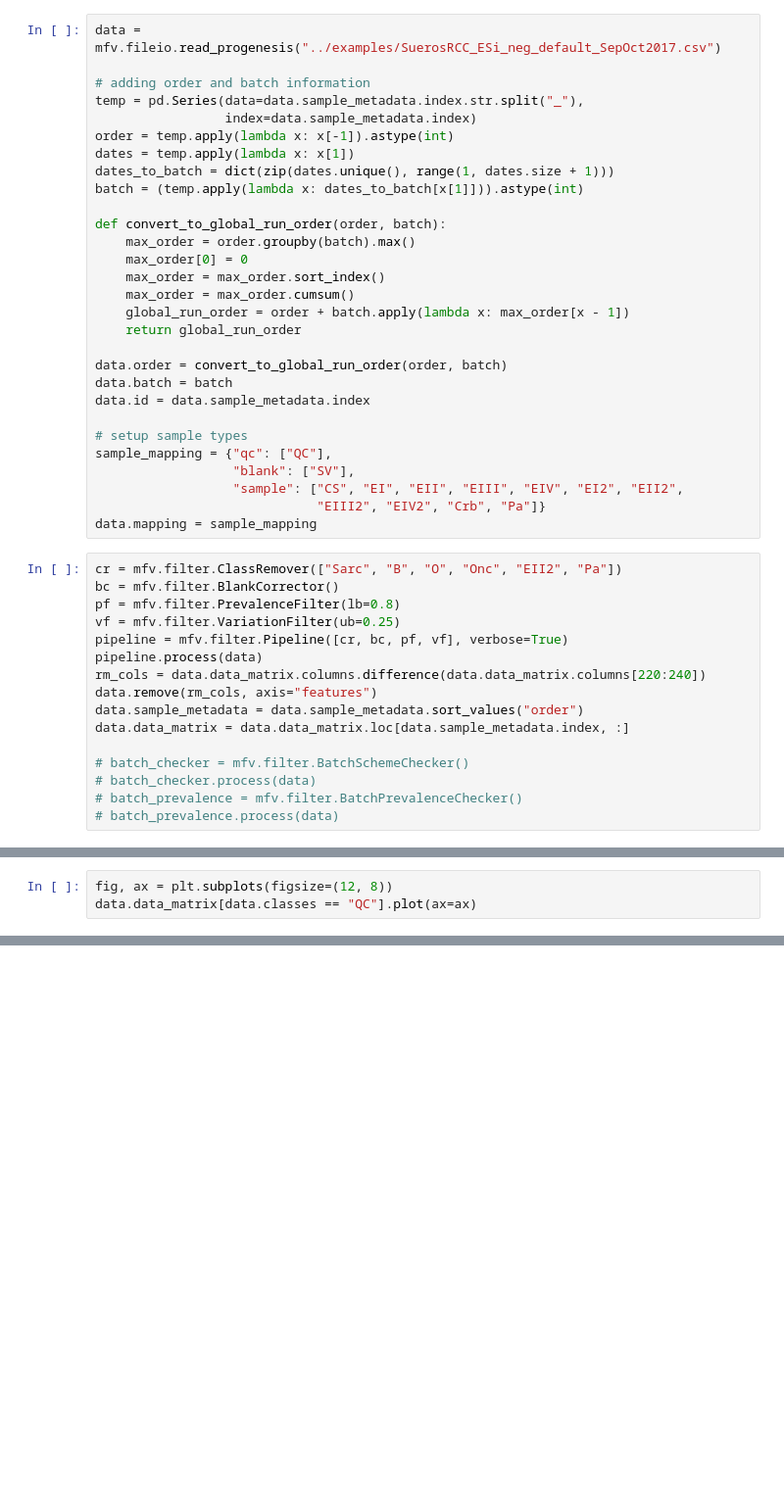
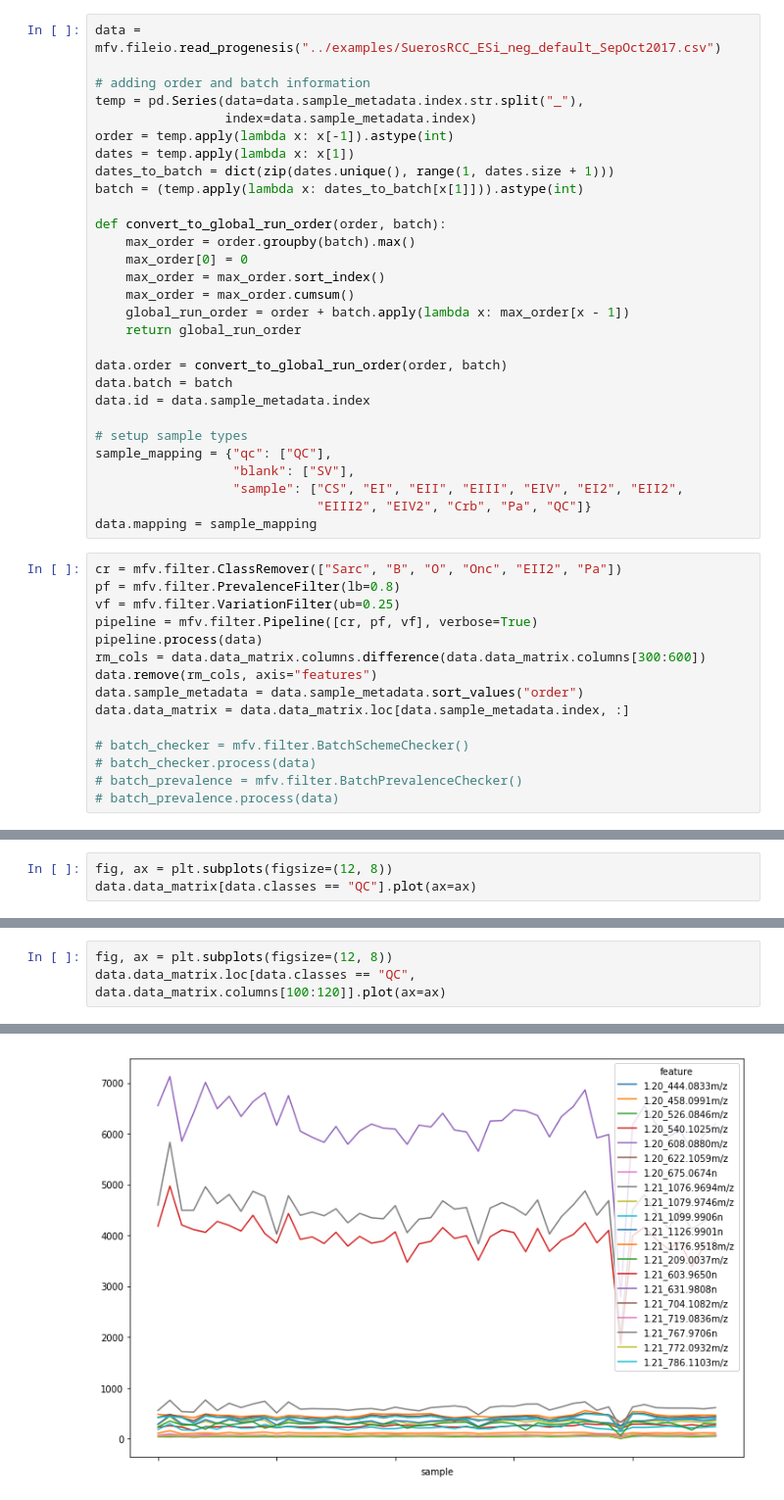
Before and after one commit to griquelme/tidyms, a Jupyter notebook: notebooks/pruebas_figuras.ipynb, the cells around one changed output, grey strips where cells are left out. Shown at 98% size. Cells and saved outputs as stored; diff of their text form; blank space fills up the shorter version.

```diff
--- a/notebooks/pruebas_figuras.ipynb
+++ b/notebooks/pruebas_figuras.ipynb
@@ -32,16 +35,15 @@ data.id = data.sample_metadata.index
 sample_mapping = {"qc": ["QC"],
                   "blank": ["SV"],
                   "sample": ["CS", "EI", "EII", "EIII", "EIV", "EI2", "EII2",
-                             "EIII2", "EIV2", "Crb", "Pa"]}
+                             "EIII2", "EIV2", "Crb", "Pa", "QC"]}
 data.mapping = sample_mapping
 # %%
 cr = mfv.filter.ClassRemover(["Sarc", "B", "O", "Onc", "EII2", "Pa"])
-bc = mfv.filter.BlankCorrector()
 pf = mfv.filter.PrevalenceFilter(lb=0.8)
 vf = mfv.filter.VariationFilter(ub=0.25)
-pipeline = mfv.filter.Pipeline([cr, bc, pf, vf], verbose=True)
+pipeline = mfv.filter.Pipeline([cr, pf, vf], verbose=True)
 pipeline.process(data)
-rm_cols = data.data_matrix.columns.difference(data.data_matrix.columns[220:240])
+rm_cols = data.data_matrix.columns.difference(data.data_matrix.columns[300:600])
 data.remove(rm_cols, axis="features")
 data.sample_metadata = data.sample_metadata.sort_values("order")
 data.data_matrix = data.data_matrix.loc[data.sample_metadata.index, :]
@@ -69,0 +116,4 @@ data.sample_metadata
+# %%
+fig, ax = plt.subplots(figsize=(12, 8))
+data.data_matrix.loc[data.classes == "QC", data.data_matrix.columns[100:120]].plot(ax=ax)
+# %% [output]
@@ -69,0 +121 @@ data.sample_metadata
+[figure, added]
```
Also changed, not shown: parts of 14 cells of this notebook, 1 other file.
